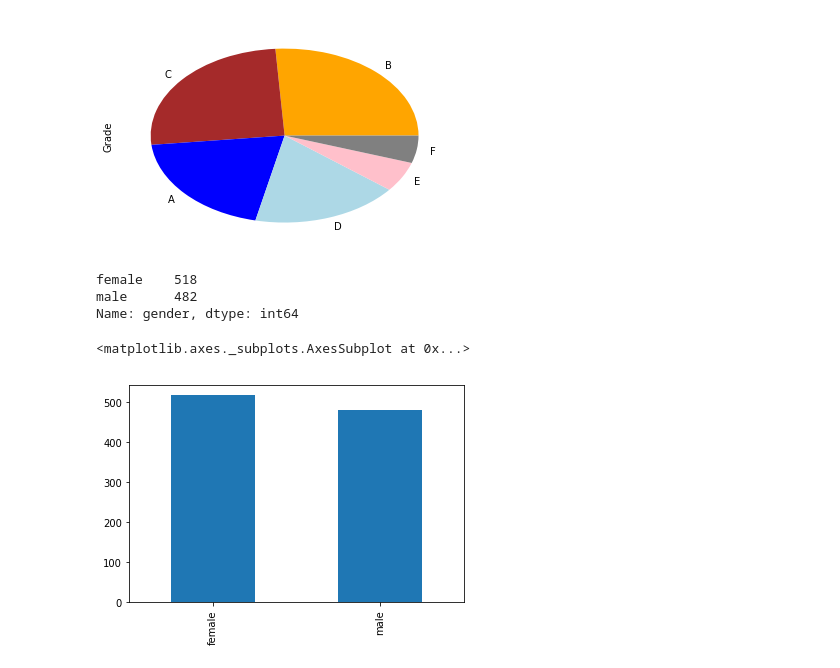
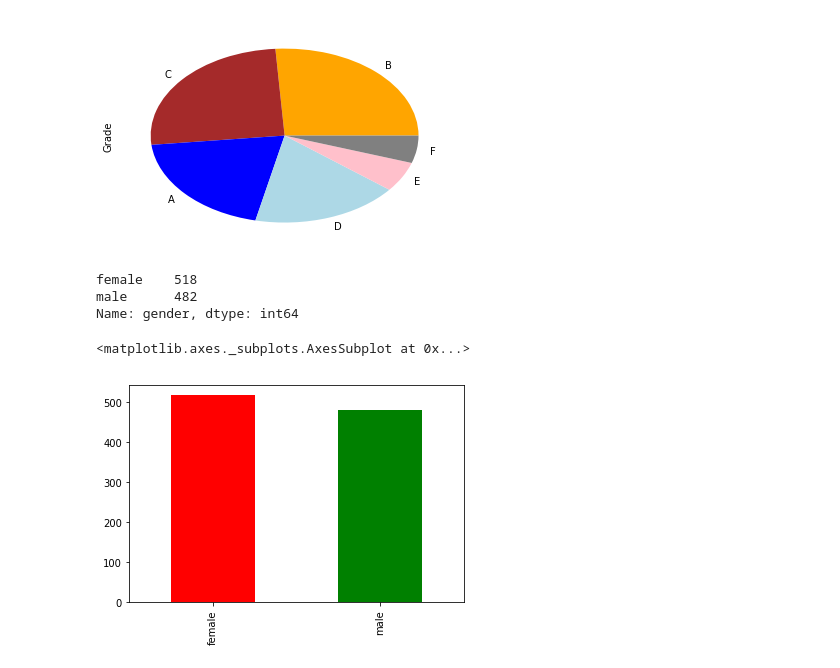
Before and after one commit to junaid-star/students-performance, a Jupyter notebook: Untitled1.ipynb, the cells around one changed output. Saved outputs shown, nothing was run; the diff lists cells and outputs as text; code cells hidden in the pictures.

```diff
--- a/Untitled1.ipynb
+++ b/Untitled1.ipynb
@@ -146,10 +147,10 @@ Name: Grade, dtype: int64
 [figure]
 # %%
 print(student_report['gender'].value_counts())
-student_report['gender'].value_counts().plot.bar()
+student_report['gender'].value_counts().plot(kind='bar',color='rg')
 # %% [output]
 female    518
 male      482
 Name: gender, dtype: int64
 <matplotlib.axes._subplots.AxesSubplot at 0x...>
-[figure, old version]
+[figure, new version]
```
Also changed, not shown: parts of 8 cells of this notebook.
